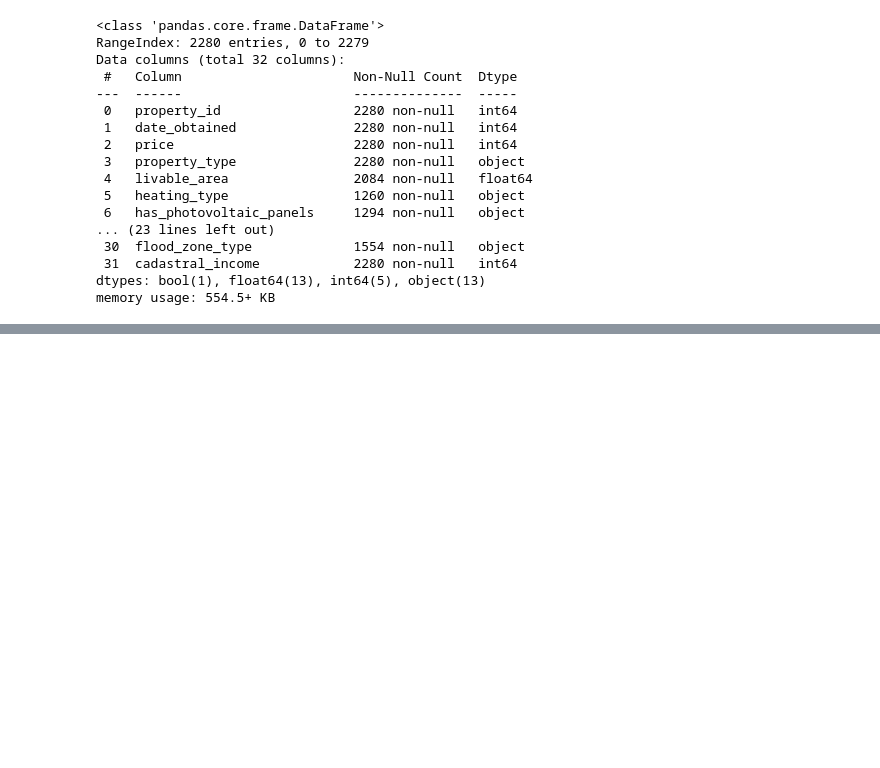
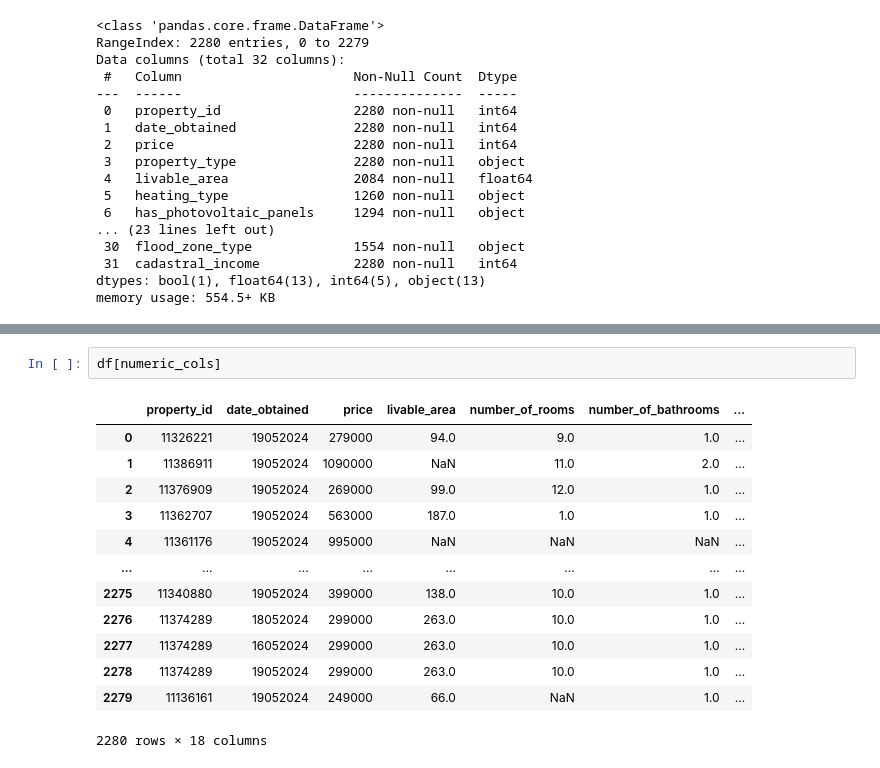
Before and after one commit to simonVP99/house_scraping_project, a Jupyter notebook: src/data_visualisation.ipynb, the cells around one changed output, grey strips where cells are left out. Saved outputs shown, nothing was run; the diff lists cells and outputs as text; blank space fills up the shorter version.

```diff
--- a/src/data_visualisation.ipynb
+++ b/src/data_visualisation.ipynb
@@ -204,0 +216,16 @@ memory usage: 554.5+ KB
+# %%
+df[numeric_cols]
+# %% [output]
+|  | property_id | date_obtained | price | livable_area | number_of_rooms | number_of_bathrooms | ... |
+| 0 | 11326221 | 19052024 | 279000 | 94.0 | 9.0 | 1.0 | ... |
+| 1 | 11386911 | 19052024 | 1090000 | NaN | 11.0 | 2.0 | ... |
+| 2 | 11376909 | 19052024 | 269000 | 99.0 | 12.0 | 1.0 | ... |
+| 3 | 11362707 | 19052024 | 563000 | 187.0 | 1.0 | 1.0 | ... |
+| 4 | 11361176 | 19052024 | 995000 | NaN | NaN | NaN | ... |
+| ... | ... | ... | ... | ... | ... | ... | ... |
+| 2275 | 11340880 | 19052024 | 399000 | 138.0 | 10.0 | 1.0 | ... |
+| 2276 | 11374289 | 18052024 | 299000 | 263.0 | 10.0 | 1.0 | ... |
+| 2277 | 11374289 | 16052024 | 299000 | 263.0 | 10.0 | 1.0 | ... |
+| 2278 | 11374289 | 19052024 | 299000 | 263.0 | 10.0 | 1.0 | ... |
+| 2279 | 11136161 | 19052024 | 249000 | 66.0 | NaN | 1.0 | ... |
+2280 rows × 18 columns
```
Also changed, not shown: parts of 2 cells of this notebook, 3 other files.
